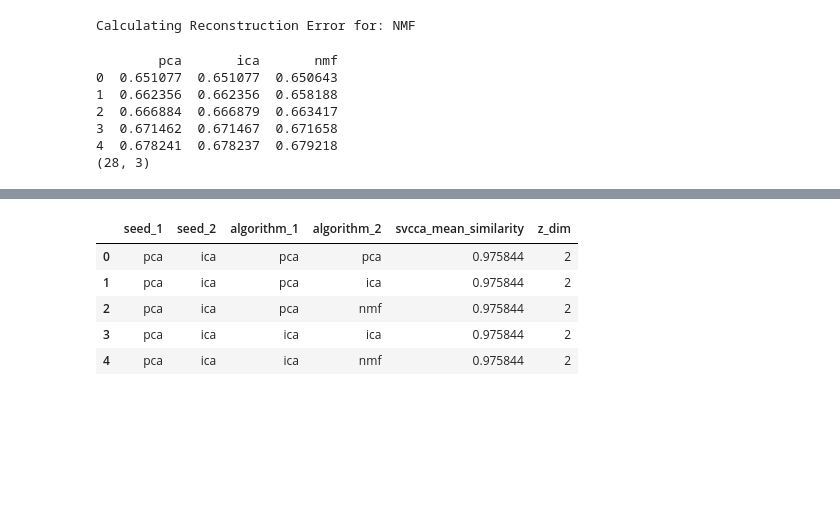
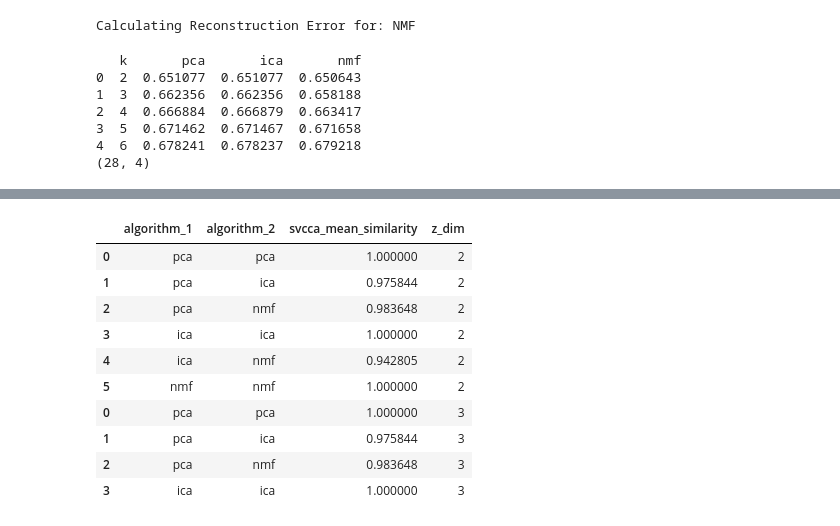
Before and after one commit to sowmyamanojna/PCOS-Gene-Expression-Data-Analysis, a Jupyter notebook: codes/stability/analyse_stability_within_z.ipynb, the cells around one changed output, grey strips where cells are left out. Cells and saved outputs as stored; diff of their text form; code cells hidden in the pictures; blank space fills up the shorter version.

```diff
--- a/codes/stability/analyse_stability_within_z.ipynb
+++ b/codes/stability/analyse_stability_within_z.ipynb
@@ -148,17 +153,17 @@ Calculating Reconstruction Error for: PCA
 Calculating Reconstruction Error for: ICA
 Calculating Reconstruction Error for: NMF
 # %%
-df = pd.DataFrame({'pca': bce_loss[0], 'ica': bce_loss[1], 'nmf': bce_loss[2]})
+df = pd.DataFrame({'k': k_list, 'pca': bce_loss[0], 'ica': bce_loss[1], 'nmf': bce_loss[2]})
 print(df.head())
 print(df.shape)
 # %% [output]
-        pca       ica       nmf
-0  0.651077  0.651077  0.650643
-1  0.662356  0.662356  0.658188
-2  0.666884  0.666879  0.663417
-3  0.671462  0.671467  0.671658
-4  0.678241  0.678237  0.679218
-(28, 3)
+   k       pca       ica       nmf
+0  2  0.651077  0.651077  0.650643
+1  3  0.662356  0.662356  0.658188
+2  4  0.666884  0.666879  0.663417
+3  5  0.671462  0.671467  0.671658
+4  6  0.678241  0.678237  0.679218
+(28, 4)
 # %%
 num_cca_trials = 5
 epsilon = 1e-6
@@ -166,38 +171,31 @@ threshold = 1e-6
 # %%
 def get_svcca_across_algorithm_stability(z_dict, algorithms, threshold=0.98):
     output_list = []
-    for model_a in z_dict.keys():
-        model_a_df = z_dict[model_a]
+    # for model_a in algorithms:
+    #     model_a_df = z_dict[model_a]
 
-        for model_b in z_dict.keys():
-            if model_a != model_b:
-                model_b_df = z_dict[model_b]
+    #     for model_b in algorithms:
+    #         if model_a != model_b:
+    #             model_b_df = z_dict[model_b]
 
-                for i in range(0, len(algorithms)):
-                    algorithm_a = algorithms[i]
+    for i in range(0, len(algorithms)):
+        algorithm_a = algorithms[i]
 
-                    for j in range(i, len(algorithms)):
-                        algorithm_b = algorithms[j]
+        for j in range(i, len(algorithms)):
+            algorithm_b = algorithms[j]
 
-                        compile_list = [model_a, model_b, algorithm_a, algorithm_b]
+            # compile_list = [model_a, model_b, algorithm_a, algorithm_b]
+            compile_list = [algorithm_a, algorithm_b]
 
-                        # a_subset = model_a_df.columns.str.contains(algorithm_a)
-                        # b_subset = model_b_df.columns.str.contains(algorithm_b)
+            # result = robust_cca_similarity(model_a_df, model_b_df, verbose=False, threshold=threshold)
+            result = robust_cca_similarity(z_dict[algorithm_a], z_dict[algorithm_b], verbose=False, threshold=threshold)
 
-                        # z_a = model_a_df.loc[:, a_subset]
-                        # z_b = model_b_df.loc[:, b_subset]
+            compile_list += [np.mean(result["mean"])]
 
-                        # result = robust_cca_similarity(z_a.T, z_b.T, verbose=False, threshold=threshold)
-                        result = robust_cca_similarity(model_a_df, model_b_df, verbose=False, threshold=threshold)
-
-                        compile_list += [np.mean(result["mean"])]
-
-                        output_list.append(compile_list)
+            output_list.append(compile_list)
 
     # Convert output to pandas dataframe
     out_cols = [
-        "seed_1",
-        "seed_2",
         "algorithm_1",
         "algorithm_2",
         "svcca_mean_similarity",
@@ -391,13 +373,17 @@ Calculating... for dimension 150
 Calculating... for dimension 175
 # %%
 svcca_results_df = pd.concat(large_svcca_results_list)
-svcca_results_df.columns = ['seed_1', 'seed_2', 'algorithm_1', 'algorithm_2',
-                            'svcca_mean_similarity', 'z_dim']
-svcca_results_df.head()
+svcca_results_df.columns = ['algorithm_1', 'algorithm_2', 'svcca_mean_similarity', 'z_dim']
+svcca_results_df.head(10)
 # %% [output]
-|  | seed_1 | seed_2 | algorithm_1 | algorithm_2 | svcca_mean_similarity | z_dim |
-| 0 | pca | ica | pca | pca | 0.975844 | 2 |
-| 1 | pca | ica | pca | ica | 0.975844 | 2 |
-| 2 | pca | ica | pca | nmf | 0.975844 | 2 |
-| 3 | pca | ica | ica | ica | 0.975844 | 2 |
-| 4 | pca | ica | ica | nmf | 0.975844 | 2 |
+|  | algorithm_1 | algorithm_2 | svcca_mean_similarity | z_dim |
+| 0 | pca | pca | 1.000000 | 2 |
+| 1 | pca | ica | 0.975844 | 2 |
+| 2 | pca | nmf | 0.983648 | 2 |
+| 3 | ica | ica | 1.000000 | 2 |
+| 4 | ica | nmf | 0.942805 | 2 |
+| 5 | nmf | nmf | 1.000000 | 2 |
+| 0 | pca | pca | 1.000000 | 3 |
+| 1 | pca | ica | 0.975844 | 3 |
+| 2 | pca | nmf | 0.983648 | 3 |
+| 3 | ica | ica | 1.000000 | 3 |
```
Also changed, not shown: parts of 15 cells of this notebook, 5 other files.
